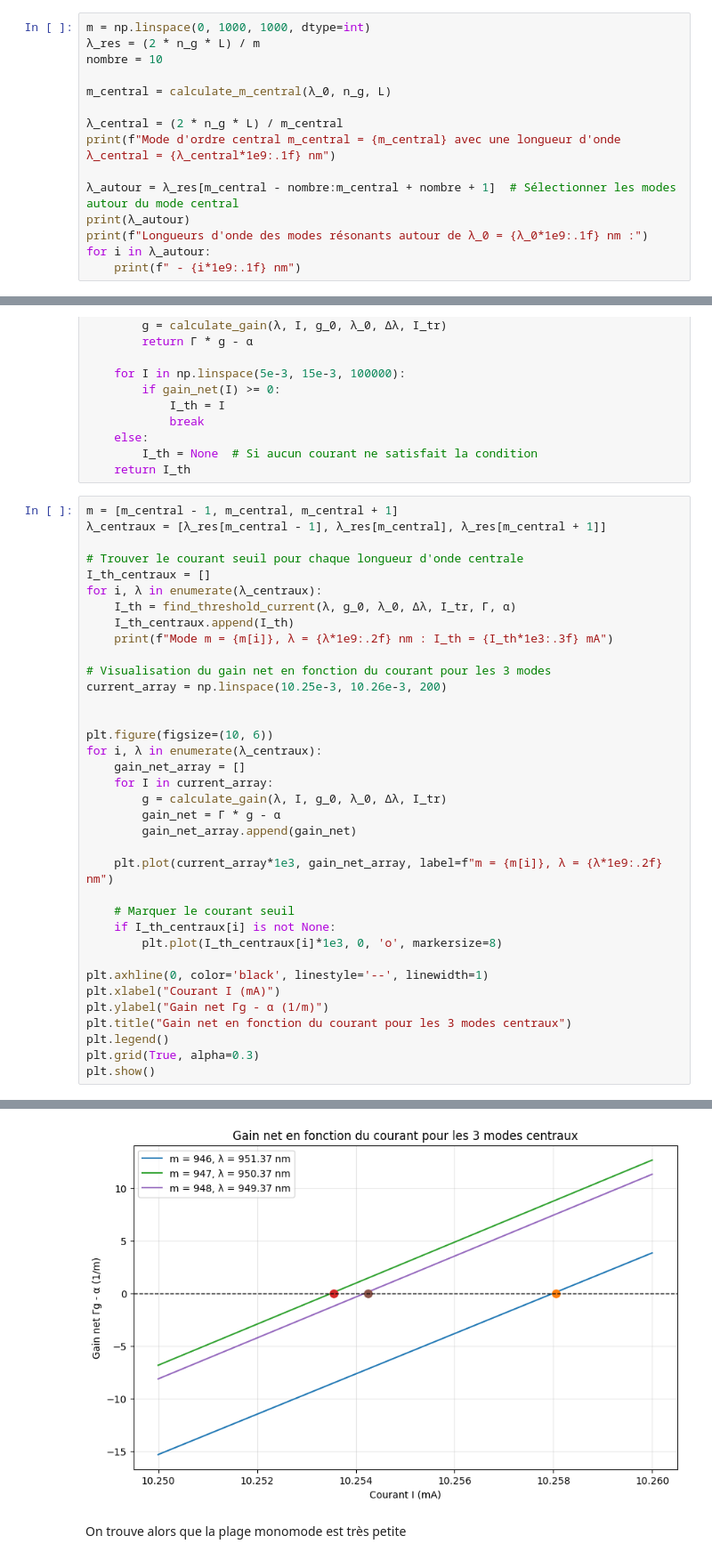
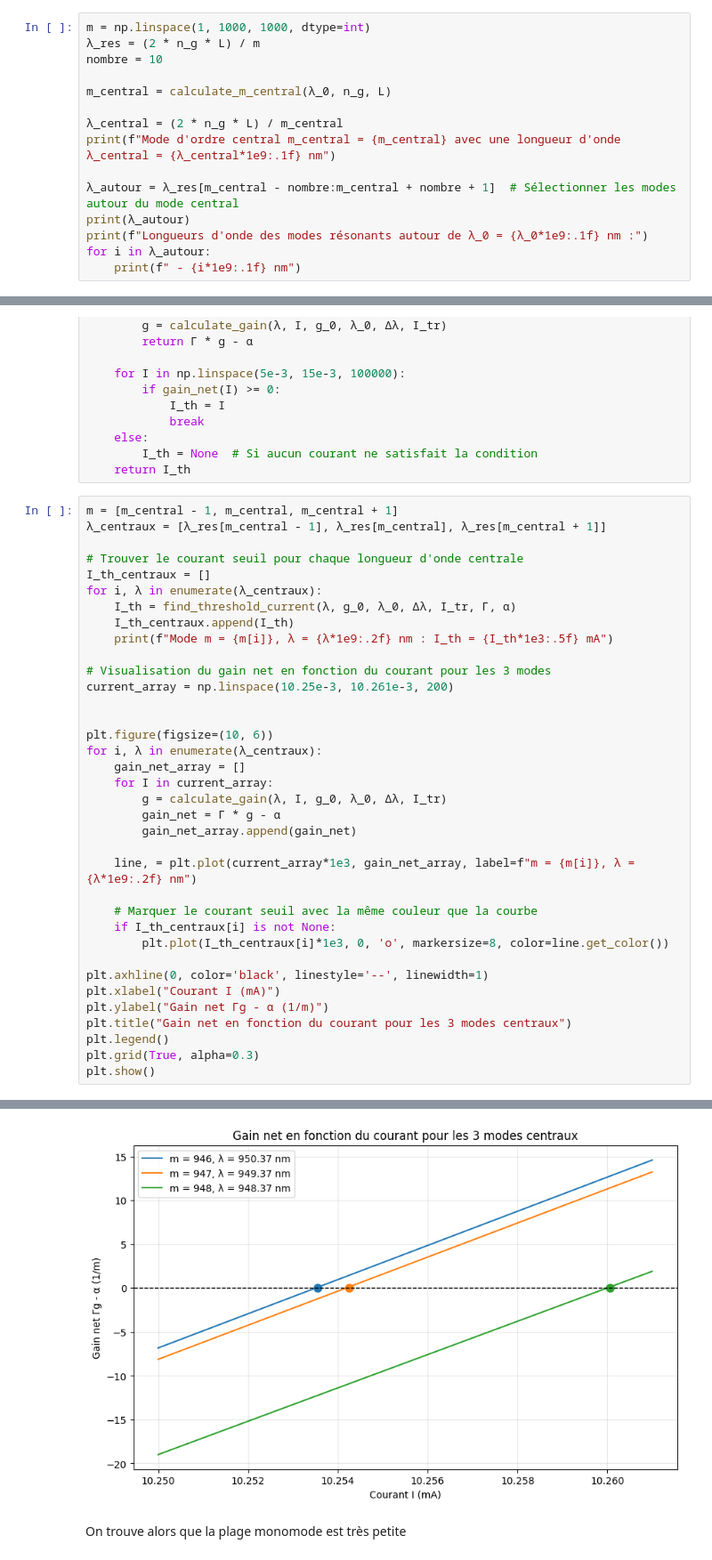
Before and after one commit to Belouse/GPH-University-Laval-Course, a Jupyter notebook: Ulaval Session 7 Automne 2025/Optoélectronique/Devoir 3/Devoir_3_opto_2025_ÉB.ipynb, the cells around one changed output, grey strips where cells are left out. Shown at 89% size. Saved outputs shown, nothing was run; the diff lists cells and outputs as text.

```diff
--- a/Ulaval Session 7 Automne 2025/Optoélectronique/Devoir 3/Devoir_3_opto_2025_ÉB.ipynb
+++ b/Ulaval Session 7 Automne 2025/Optoélectronique/Devoir 3/Devoir_3_opto_2025_ÉB.ipynb
@@ -432,7 +433,7 @@ def calculate_m_central(λ_0, n_g, L):
     m_c = round((2 * n_g * L) / λ_0)
     return m_c
 # %%
-m = np.linspace(0, 1000, 1000, dtype=int)
+m = np.linspace(1, 1000, 1000, dtype=int)
 λ_res = (2 * n_g * L) / m
 nombre = 10
 
@@ -624,10 +625,10 @@ I_th_centraux = []
 for i, λ in enumerate(λ_centraux):
     I_th = find_threshold_current(λ, g_0, λ_0, Δλ, I_tr, Γ, α)
     I_th_centraux.append(I_th)
-    print(f"Mode m = {m[i]}, λ = {λ*1e9:.2f} nm : I_th = {I_th*1e3:.3f} mA")
+    print(f"Mode m = {m[i]}, λ = {λ*1e9:.2f} nm : I_th = {I_th*1e3:.5f} mA")
 
 # Visualisation du gain net en fonction du courant pour les 3 modes
-current_array = np.linspace(10.25e-3, 10.26e-3, 200)
+current_array = np.linspace(10.25e-3, 10.261e-3, 200)
 
 
 plt.figure(figsize=(10, 6))
@@ -638,11 +639,11 @@ for i, λ in enumerate(λ_centraux):
         gain_net = Γ * g - α
         gain_net_array.append(gain_net)
 
-    plt.plot(current_array*1e3, gain_net_array, label=f"m = {m[i]}, λ = {λ*1e9:.2f} nm")
+    line, = plt.plot(current_array*1e3, gain_net_array, label=f"m = {m[i]}, λ = {λ*1e9:.2f} nm")
 
-    # Marquer le courant seuil
+    # Marquer le courant seuil avec la même couleur que la courbe
     if I_th_centraux[i] is not None:
-        plt.plot(I_th_centraux[i]*1e3, 0, 'o', markersize=8)
+        plt.plot(I_th_centraux[i]*1e3, 0, 'o', markersize=8, color=line.get_color())
 
 plt.axhline(0, color='black', linestyle='--', linewidth=1)
 plt.xlabel("Courant I (mA)")
@@ -658,4 +659,4 @@ Mode m = 948, λ = 949.37 nm : I_th = 10.254 mA
-[figure, old version]
+[figure, new version]
 # %% [markdown]
 On trouve alors que la plage monomode est très petite
 # %%
```
Also changed, not shown: parts of 14 cells of this notebook.
